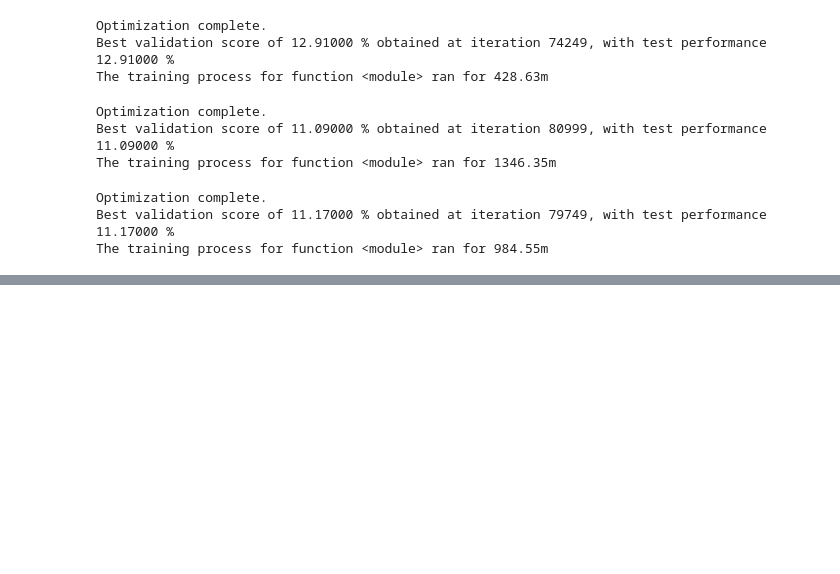
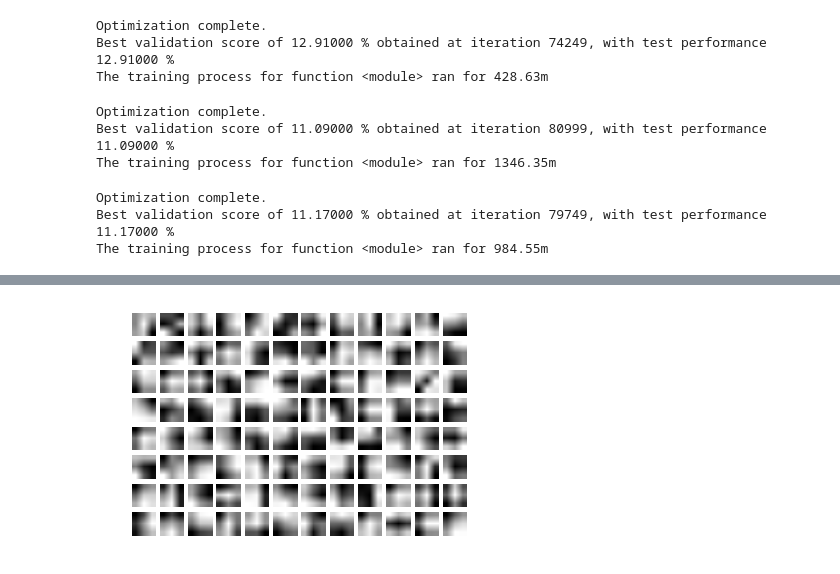
Before and after one commit to asnadyvt/all_conv_net, a Jupyter notebook: src/all_cnn.ipynb, the cells around one changed output, grey strips where cells are left out. Drawn from its saved outputs; the diff is of its cells as text; code cells hidden in the pictures; blank space fills up the shorter version.

```diff
--- a/src/all_cnn.ipynb
+++ b/src/all_cnn.ipynb
@@ -102,0 +115,10 @@ layers = load_model_values('../all_cnn_c_best.pklz')
+# %%
+W2 = net['conv1_2'].W.get_value()
+#plt.figure(figsize=(8, 12))
+for i in xrange(W2.shape[0]):
+    plt.subplot(8,12,i+1)
+    plt.imshow(W2[i,0,:,:], cmap='gray')
+    plt.axis('off')
+plt.savefig('conv1_2.png')
+# %% [output]
+[figure, added]
```
Also changed, not shown: parts of 6 cells of this notebook, 2 other files.
